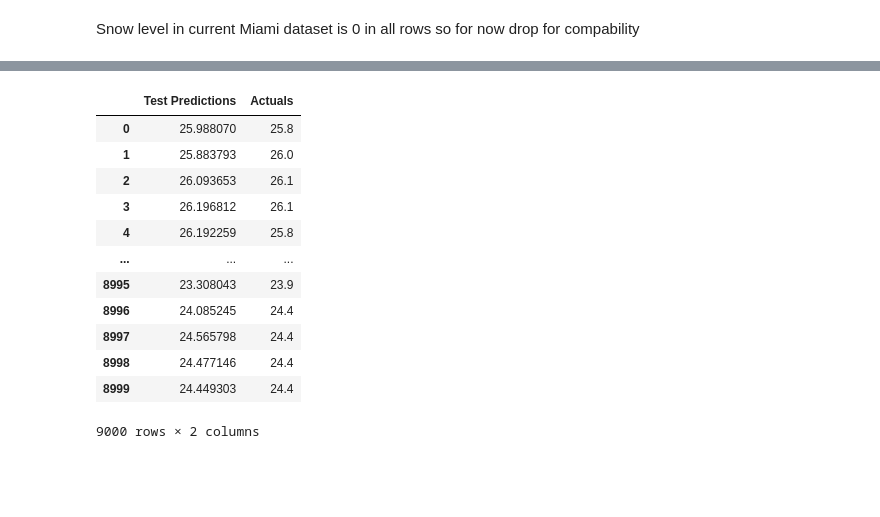
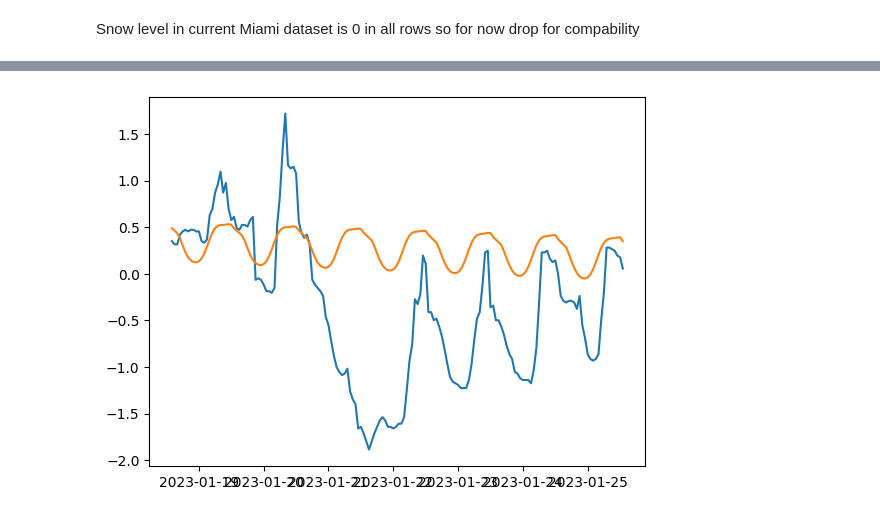
Before and after one commit to njnjfnj/Weather_Predictor, a Jupyter notebook: EDA/EDA.ipynb, the cells around one changed output, grey strips where cells are left out. Drawn from its saved outputs; the diff is of its cells as text; code cells hidden in the pictures; blank space fills up the shorter version.

```diff
--- a/EDA/EDA.ipynb
+++ b/EDA/EDA.ipynb
@@ -447,17 +463,12 @@ INFO:tensorflow:Assets written to: weather/assets
 from tensorflow.keras.models import load_model
 import matplotlib.pyplot as plt
 weather_model = load_model('weather/')
-# %%
-def plot_predictions(model, X, y, start=0, end=100):
-  predictions = model.predict(X)
-  temp_preds = predictions[:, 0]
-  temp_actuals = y[:, 0]
-  df = pd.DataFrame(data={'Temperature Predictions': temp_preds,
-                          'Temperature Actuals':temp_actuals,
-                          })
-  plt.plot(df['Temperature Predictions'][start:end])
-  plt.plot(df['Temperature Actuals'][start:end])
-  return df[start:end]
+# %%
+def get_predictions(model, X, start=None, end=None):
+  predictions = model.predict(X)
+  if start and end:
+    return predictions[start:end]
+  return predictions
 # %%
-plot_predictions(weather_model, X_train, y_train)
+predictions = get_predictions(weather_model, X_train)
 # %% [output]
@@ -511,18 +476,21 @@ plt.plot(val_results['Actuals'][:100])
-# %%
-test_predictions = model1.predict(X_test).flatten()
-test_results = pd.DataFrame(data={'Test Predictions':test_predictions, 'Actuals':y_test})
-test_results
-# %% [output]
-|  | Test Predictions | Actuals |
-| 0 | 25.988070 | 25.8 |
-| 1 | 25.883793 | 26.0 |
-| 2 | 26.093653 | 26.1 |
-| 3 | 26.196812 | 26.1 |
-| 4 | 26.192259 | 25.8 |
-| ... | ... | ... |
-| 8995 | 23.308043 | 23.9 |
-| 8996 | 24.085245 | 24.4 |
-| 8997 | 24.565798 | 24.4 |
-| 8998 | 24.477146 | 24.4 |
-| 8999 | 24.449303 | 24.4 |
-9000 rows × 2 columns
+# %%
+def plot_predictions(predictions, y, atr_index, atr_name, start, end):
+    param_forecast = predictions[:, atr_index]
+    actual_data = y[:, atr_index]
+
+    actual_label = f"Actual {atr_name}"
+    prediction_label = f"Predicted {atr_name}"
+
+    df = pd.DataFrame(data={actual_label: actual_data,
+                      prediction_label: param_forecast})
+    df.index = df.index + min_timestamp + (df.index - 1) * 3600
+    df.index = pd.to_datetime(df.index, unit="s")
+    plt.plot(df[actual_label][start:end])
+    plt.plot(df[prediction_label][start:end])
+    return df
+# %%
+foracast = plot_predictions(predictions=predictions,
+                            y=y_train, atr_index=1,
+                            atr_name='Feels Like', start=-169, end=-1)
+# %% [output]
+[figure, added]
```
Also changed, not shown: parts of 32 cells of this notebook, 3 other files.
